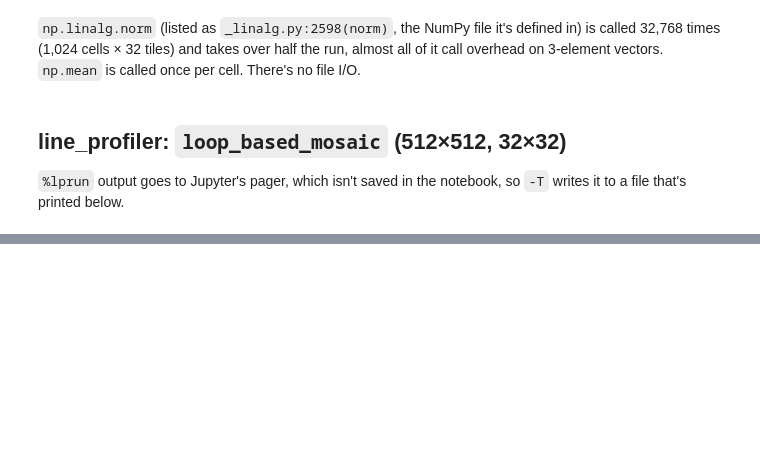
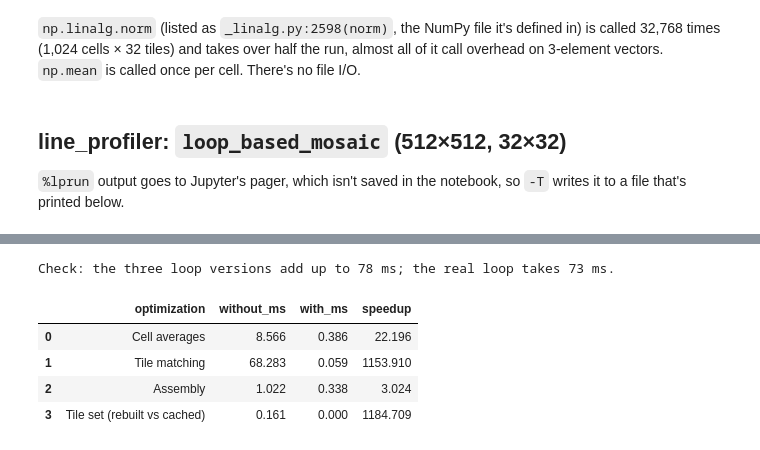
Before and after one commit to robertwzhou/ImageMosaicGenerator, a Jupyter notebook: profiling_analysis.ipynb, the cells around one changed output, grey strips where cells are left out. Cells and saved outputs as stored; diff of their text form; code cells hidden in the pictures; blank space fills up the shorter version.

```diff
--- a/profiling_analysis.ipynb
+++ b/profiling_analysis.ipynb
@@ -169,0 +212,58 @@ Line 48, `dist = np.linalg.norm(avg_color - color)` in the inner tile loop, take
+# %%
+img, g = images[512], 32
+c = 512 // g
+
+
+def loop_averages():  # Lab 1 lines 37-43, as their own loop
+    avg = np.zeros((g, g, 3))
+    for r in range(g):
+        for k in range(g):
+            avg[r, k] = np.mean(img[r*c:(r+1)*c, k*c:(k+1)*c], axis=(0, 1))
+    return avg
+
+
+def loop_match():  # Lab 1 lines 45-51, as their own loop
+    best = np.zeros((g, g), dtype=int)
+    for r in range(g):
+        for k in range(g):
+            min_dist = float('inf')
+            for i, color in enumerate(base_colors):
+                dist = np.linalg.norm(avg[r, k] - color)
+                if dist < min_dist:
+                    min_dist, best[r, k] = dist, i
+    return best
+
+
+def loop_paste():  # Lab 1 lines 53-55, as their own loop
+    out = np.zeros((g * 20, g * 20, 3), dtype=np.uint8)
+    for r in range(g):
+        for k in range(g):
+            out[r*20:(r+1)*20, k*20:(k+1)*20] = tile_array[best[r, k]]
+    return out
+
+
+avg = loop_averages()  # inputs for the later steps
+best = loop_match()
+reduced = cell_averages(img, g)[1]
+stages = {
+    "Cell averages": (loop_averages, lambda: cell_averages(img, g)),
+    "Tile matching": (loop_match, lambda: match_tiles(reduced, base_colors)),
+    "Assembly": (loop_paste, lambda: assemble(best, tile_array)),
+    "Tile set (rebuilt vs cached)": (lambda: build_tiles.__wrapped__(32), lambda: build_tiles(32)),
+}
+rows = []
+for name, (without, with_) in stages.items():
+    without_ms, with_ms = 1e3 * time_runs(without).mean(), 1e3 * time_runs(with_, n=50).mean()
+    rows.append({"optimization": name, "without_ms": without_ms, "with_ms": with_ms, "speedup": without_ms / with_ms})
+per_step = pd.DataFrame(rows)
+loops_total = per_step.without_ms[:3].sum()
+real_loop = 1e3 * timings.set_index(["image", "grid"]).loc[(512, 32), "mean_s"]
+print(f"Check: the three loop versions add up to {loops_total:.0f} ms; the real loop takes {real_loop:.0f} ms.")
+per_step.round(3)
+# %% [output]
+Check: the three loop versions add up to 78 ms; the real loop takes 73 ms.
+|  | optimization | without_ms | with_ms | speedup |
+| 0 | Cell averages | 8.566 | 0.386 | 22.196 |
+| 1 | Tile matching | 68.283 | 0.059 | 1153.910 |
+| 2 | Assembly | 1.022 | 0.338 | 3.024 |
+| 3 | Tile set (rebuilt vs cached) | 0.161 | 0.000 | 1184.709 |
```
Also changed, not shown: parts of 19 cells of this notebook, 5 other files.
